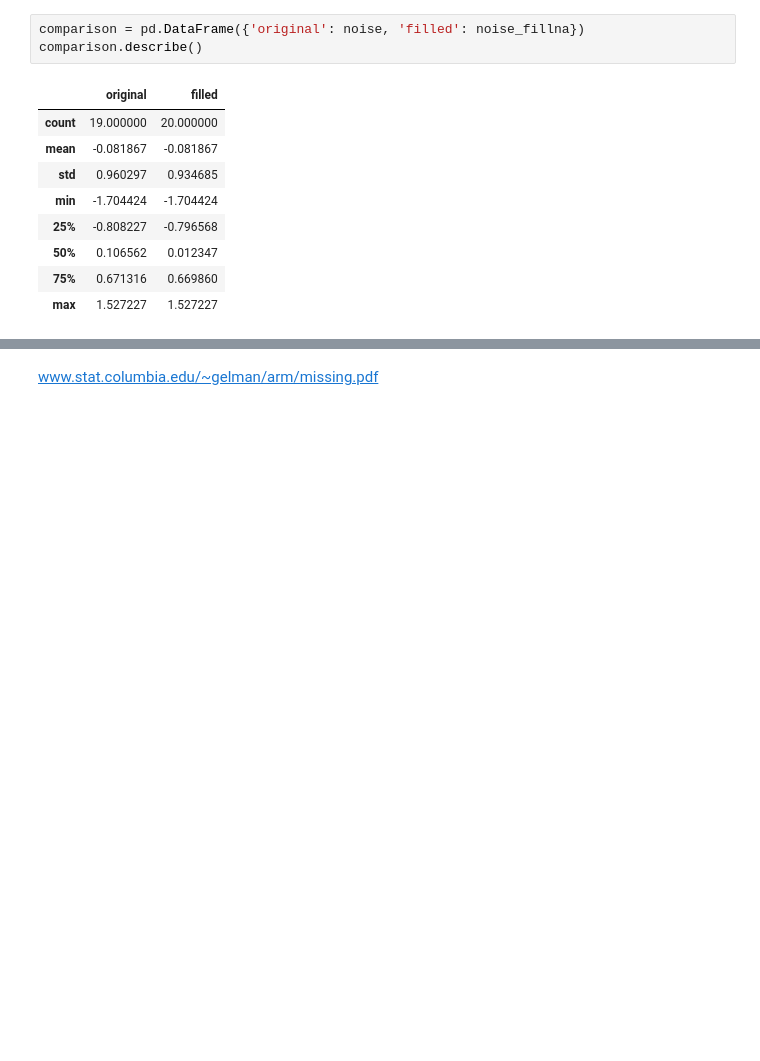
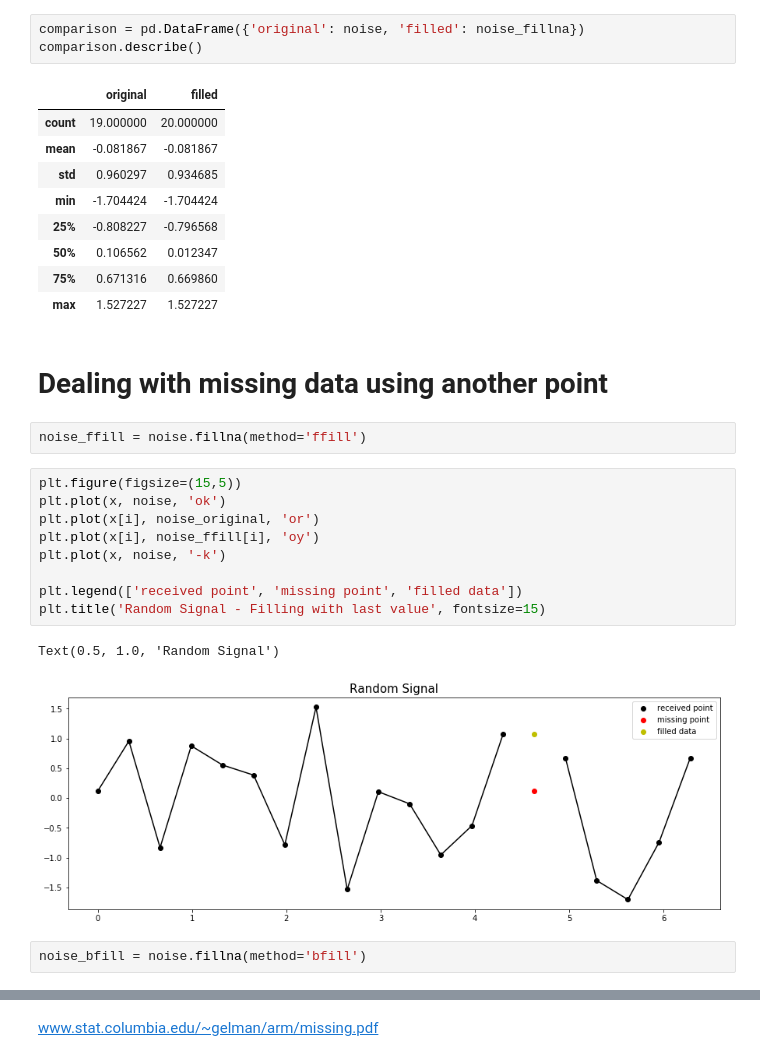
Before and after one commit to leportella/interpolation-example, a Jupyter notebook: interp_english.ipynb, the cells around one changed output, grey strips where cells are left out. Drawn from its saved outputs; the diff is of its cells as text; blank space fills up the shorter version.

```diff
--- a/interp_english.ipynb
+++ b/interp_english.ipynb
@@ -181,3 +185,21 @@ comparison.describe()
 | 50% | 0.106562 | 0.012347 |
 | 75% | 0.671316 | 0.669860 |
 | max | 1.527227 | 1.527227 |
+# %% [markdown]
+# Dealing with missing data using another point
+# %%
+noise_ffill = noise.fillna(method='ffill')
+# %%
+plt.figure(figsize=(15,5))
+plt.plot(x, noise, 'ok')
+plt.plot(x[i], noise_original, 'or')
+plt.plot(x[i], noise_ffill[i], 'oy')
+plt.plot(x, noise, '-k')
+
+plt.legend(['received point', 'missing point', 'filled data'])
+plt.title('Random Signal - Filling with last value', fontsize=15)
+# %% [output]
+Text(0.5, 1.0, 'Random Signal')
+[figure, added]
+# %%
+noise_bfill = noise.fillna(method='bfill')
```
Also changed, not shown: parts of 16 cells of this notebook.
